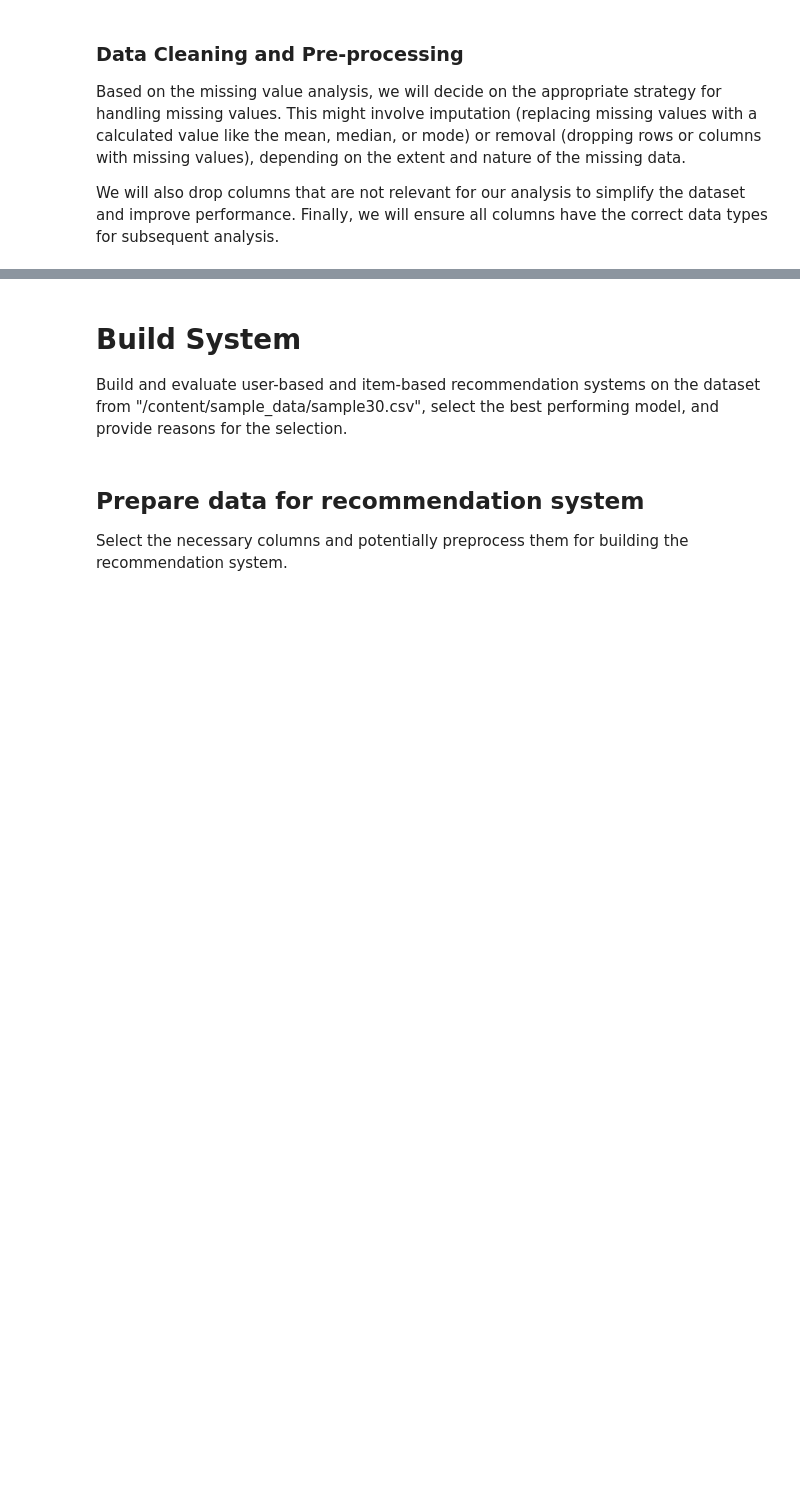
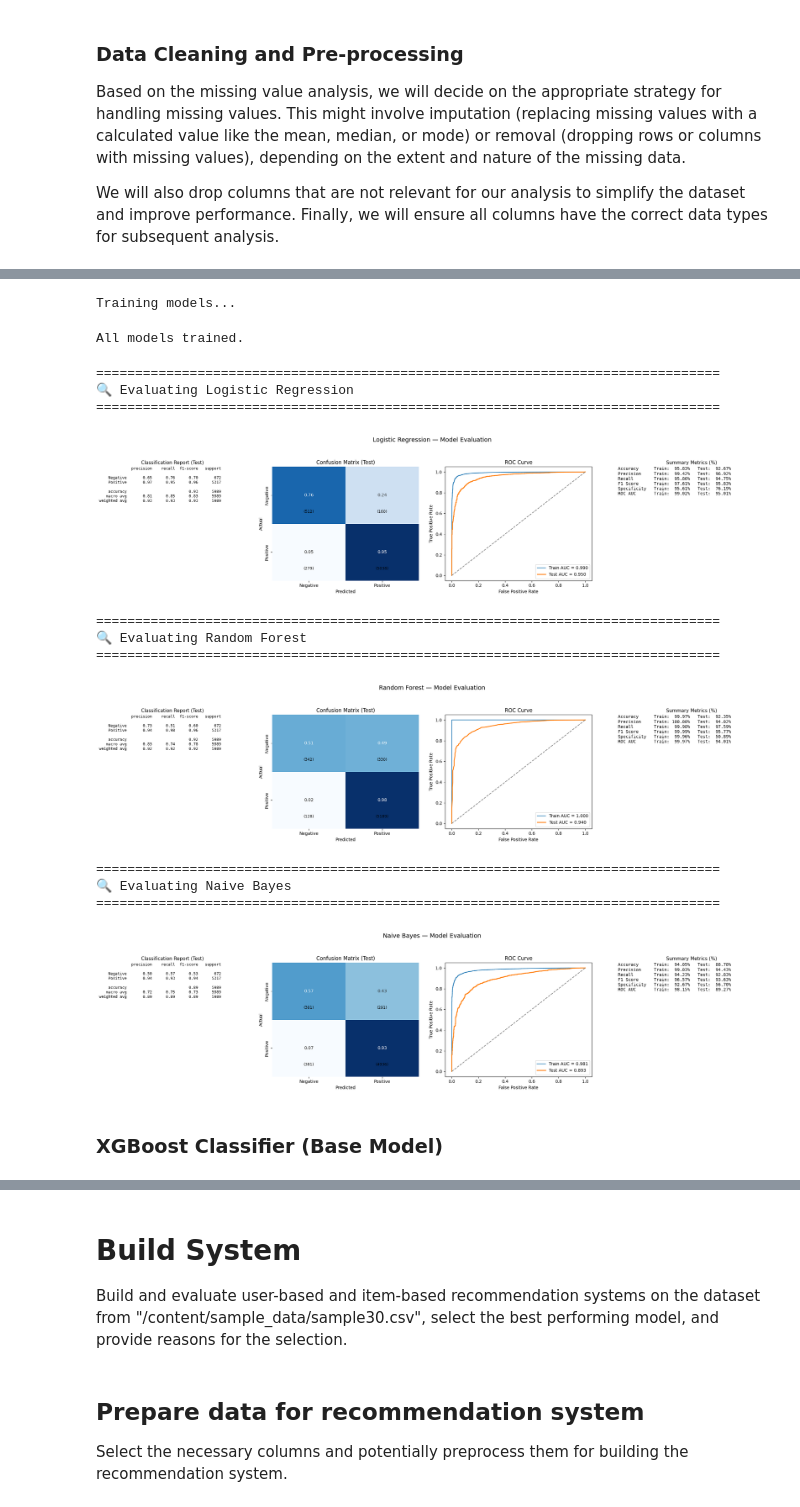
Before and after one commit to amitkmrjha/sentiment-based-recommendation-system, a Jupyter notebook: sentiment-based-recommendation-system.ipynb, the cells around one changed output, grey strips where cells are left out. Saved outputs shown, nothing was run; the diff lists cells and outputs as text; code cells hidden in the pictures; blank space fills up the shorter version.

```diff
--- a/sentiment-based-recommendation-system.ipynb
+++ b/sentiment-based-recommendation-system.ipynb
@@ -677,0 +911,40 @@ Model Performance Comparison:
+# %%
+
+# Train each model
+print("Training models...")
+for name, model in tqdm(models.items(), desc="Models"):
+    model.fit(X_train, y_train)
+
+print("\nAll models trained.")
+# %% [output]
+Training models...
+All models trained.
+# %%
+#model.fit(X_train_resampled, y_train_resampled)   X_train_resampled, y_train_resampled = smote.fit_resample(X_train_tfidf, y_train)
+
+## ─── 2️⃣ Train on the oversampled training data ───
+#logreg_clf.fit(X_train_bal, y_train_bal)
+
+all_model_metrics = evaluate_models(
+    models=models,
+    X_train=X_train,
+    y_train=y_train,
+    X_test=X_test,
+    y_test=y_test,
+    positive_label="Positive"
+)
+# %% [output]
+================================================================================
+🔍 Evaluating Logistic Regression
+================================================================================
+[figure, added]
+================================================================================
+🔍 Evaluating Random Forest
+================================================================================
+[figure, added]
+================================================================================
+🔍 Evaluating Naive Bayes
+================================================================================
+[figure, added]
+# %% [markdown]
+### XGBoost Classifier (Base Model)
```
Also changed, not shown: parts of 43 cells of this notebook, 2 other files.
